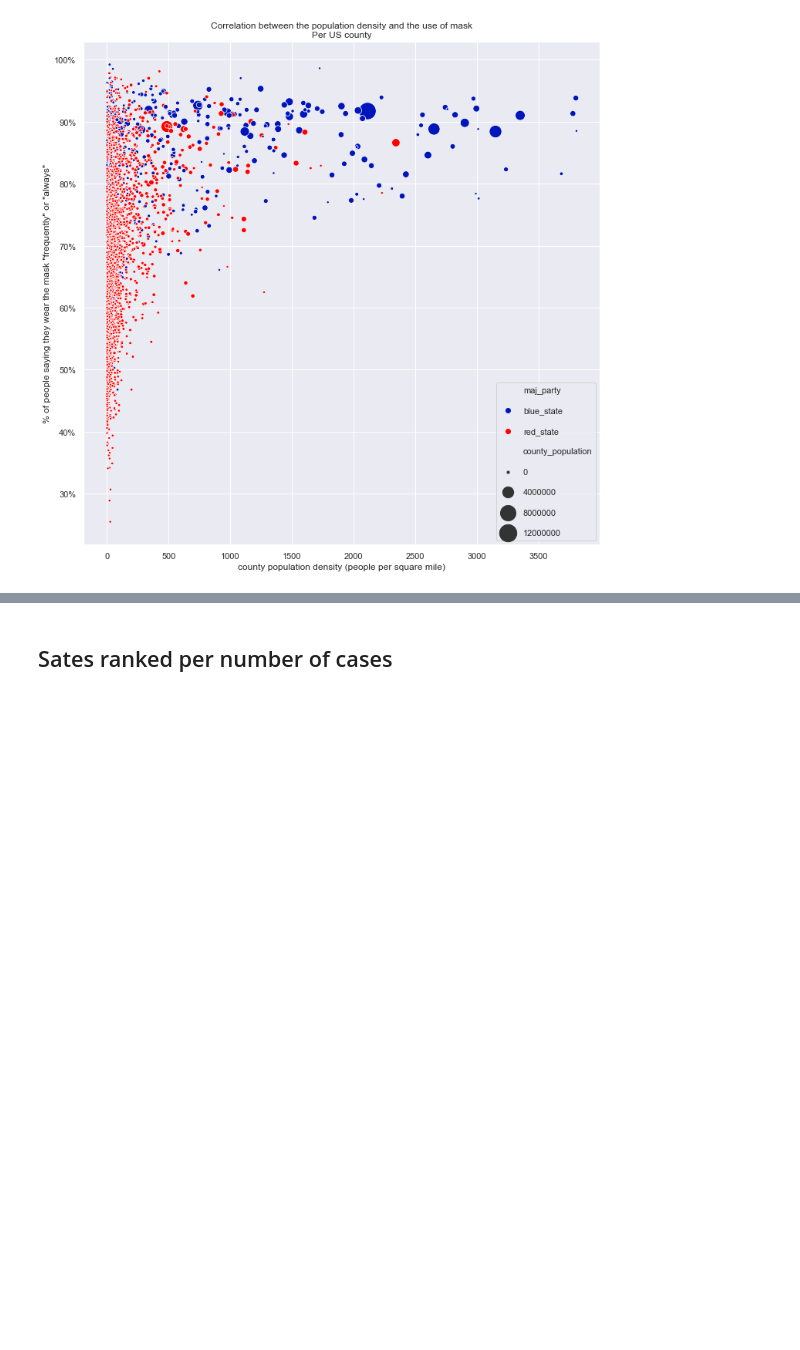
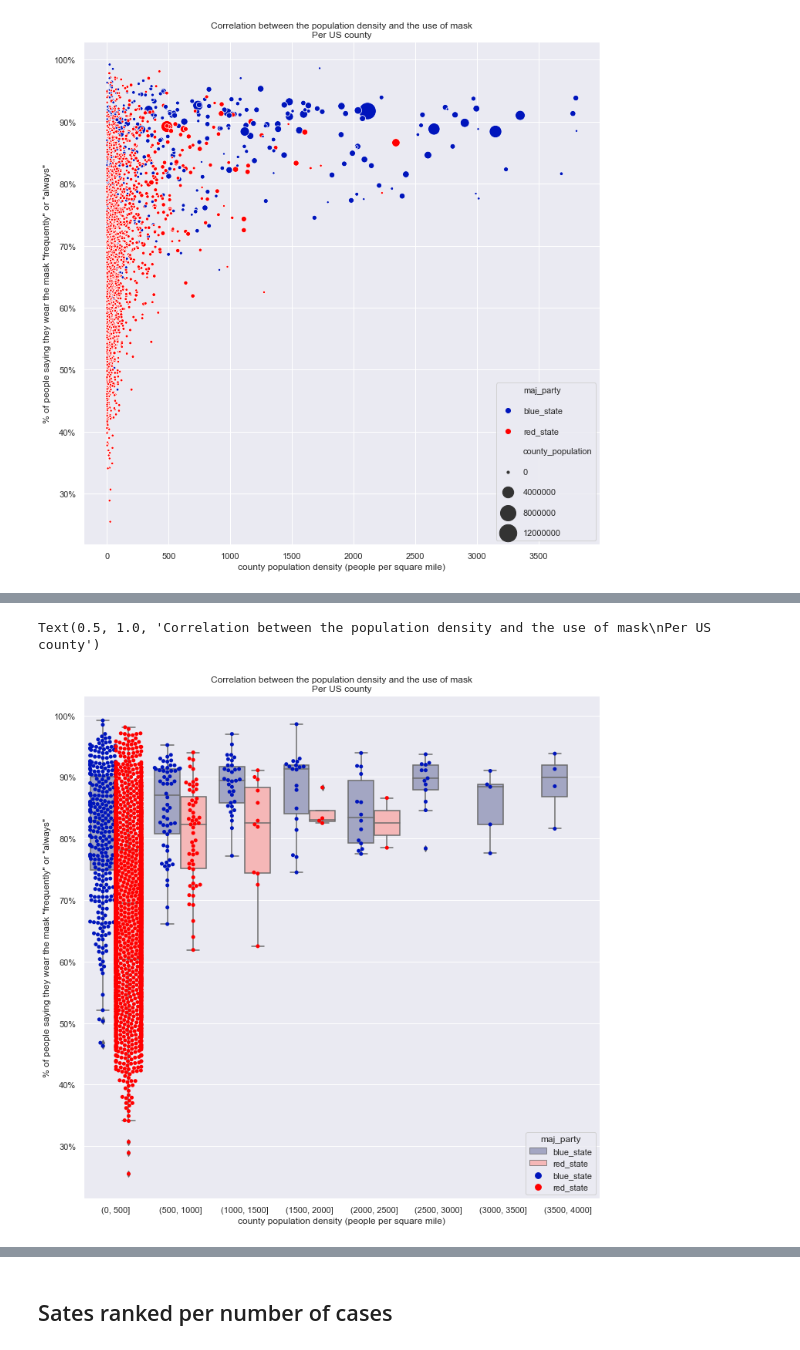
Before and after one commit to mtlberri/covid-19-data, a Jupyter notebook: covid-study.ipynb, the cells around one changed output, grey strips where cells are left out. Cells and saved outputs as stored; diff of their text form; code cells hidden in the pictures; blank space fills up the shorter version.

```diff
--- a/covid-study.ipynb
+++ b/covid-study.ipynb
@@ -588,0 +601,7 @@ ax.get_figure().savefig('output_visuals/' + 'Population-density_Mask-use_Politic
+# %%
+# Create the bins for population density
+max_dens = dfm6.pop_density.max()
+rounded_max_dens = math.ceil(max_dens / 1000) * 1000
+pop_density_steps = 500
+bins_buckets = np.arange(0, rounded_max_dens + pop_density_steps, 500)
+bins_buckets
@@ -588,0 +610,7 @@ ax.get_figure().savefig('output_visuals/' + 'Population-density_Mask-use_Politic
+# %%
+# Bucket the county population density into bins
+dfm6 = dfm5.copy()
+dfm6.drop(labels=dfm6[dfm6.pop_density > 4000].index, inplace=True)
+pop_dens_bins = pd.cut(x=dfm6.pop_density, bins=bins_buckets)
+dfm6['pop_density_bins'] = pop_dens_bins
+dfm6
@@ -588,0 +631,26 @@ ax.get_figure().savefig('output_visuals/' + 'Population-density_Mask-use_Politic
+# %%
+fig, ax = plt.subplots(figsize=(12, 12))
+sns.boxplot(x='pop_density_bins', y='mask_use',
+#             size='county_population', sizes=(10, 500),
+            hue='maj_party',
+            palette=['#9da2c9', '#ffadad'],
+#             palette=None,
+            data=dfm6,
+            ax=ax)
+sns.swarmplot(x='pop_density_bins', y='mask_use',
+#             size='county_population', sizes=(10, 500),
+            hue='maj_party',
+            palette=['#0015BC', '#FF0000'],
+#             palette='Reds',
+            dodge=True,
+            data=dfm6,
+            ax=ax)
+ax.get_yaxis().set_major_formatter(matplotlib.ticker.PercentFormatter())
+ax.get_xaxis().set_label_text('county population density (people per square mile)')
+ax.get_yaxis().set_label_text('% of people saying they wear the mask "frequently" or "always"')
+# ax.legend(labelspacing=1.5)
+ax.set_title('Correlation between the population density '\
+             'and the use of mask\nPer US county')
+# %% [output]
+Text(0.5, 1.0, 'Correlation between the population density and the use of mask\nPer US county')
+[figure, added]
```
Also changed, not shown: parts of 20 cells of this notebook, 1 other file.
